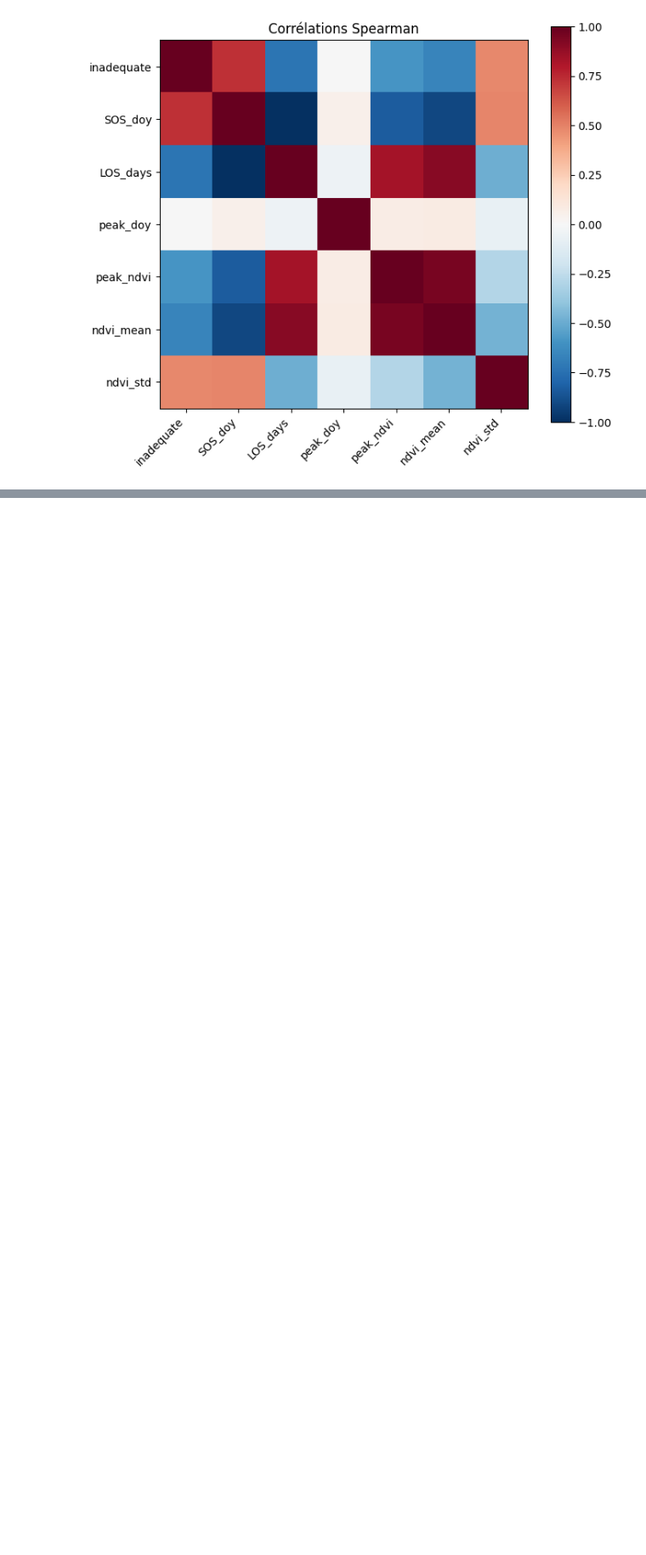
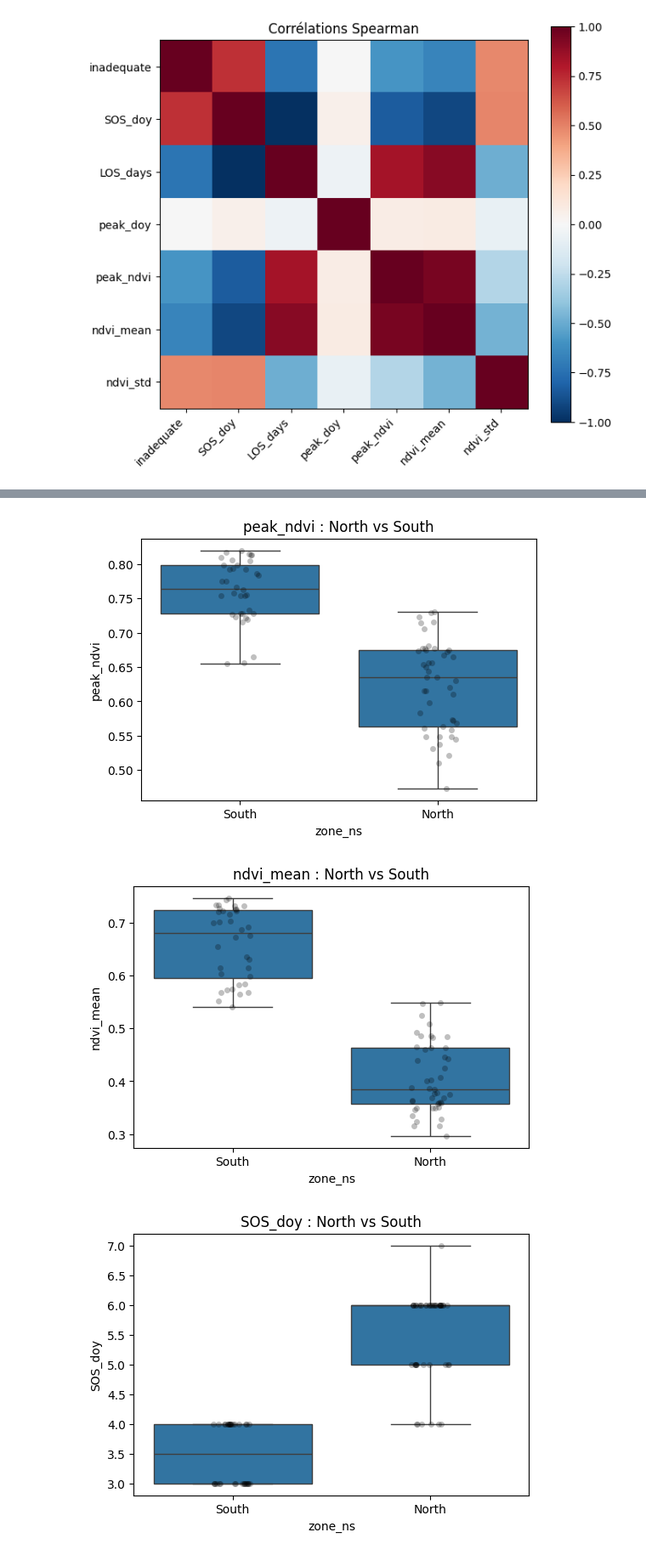
Before and after one commit to tnourlyn/Projet-de-Statapp---WFP-, a Jupyter notebook: Untitled-1.ipynb, the cells around one changed output, grey strips where cells are left out. Shown at 85% size. Drawn from its saved outputs; the diff is of its cells as text; code cells hidden in the pictures; blank space fills up the shorter version.

Commit message:
north-south

```diff
--- a/Untitled-1.ipynb
+++ b/Untitled-1.ipynb
@@ -272,3 +272,16 @@ plt.tight_layout()
 plt.show()
 # %% [output]
 [figure]
+# %%
+# 1) latitude par Etat
+lat_by_state = df.groupby("NAME_1")["Y"].median()
+
+# 2) seuil médian
+lat_cut = lat_by_state.median()
+
+# 3) label
+north_states = set(lat_by_state[lat_by_state >= lat_cut].index)
+df["zone_ns"] = np.where(df["NAME_1"].isin(north_states), "North", "South")
+
+print("Latitude cut:", lat_cut)
+print(df[["NAME_1","Y","zone_ns"]].head())
@@ -274,0 +296,21 @@ plt.show()
+# %%
+df = df.sort_values(["NAME_1","time"])
+
+rows = []
+for (region, year), g in df.groupby(["NAME_1", "year"]):
+    res = phenology_one_year(g)   # ta fonction
+    if res is None:
+        continue
+    res["NAME_1"] = region
+    res["year"] = year
+    rows.append(res)
+
+pheno = pd.DataFrame(rows)
+
+# Ajouter la zone Nord/Sud à pheno
+pheno = pheno.merge(lat_by_state.rename("lat_state"), on="NAME_1", how="left")
+pheno["zone_ns"] = np.where(pheno["NAME_1"].isin(north_states), "North", "South")
+
+# Comparaisons simples
+summary = pheno.groupby("zone_ns")[["SOS_doy","EOS_doy","LOS_days","peak_doy","peak_ndvi","ndvi_mean"]].agg(["mean","median","std","count"])
+print(summary)
@@ -274,0 +356,14 @@ plt.show()
+# %%
+import seaborn as sns
+import matplotlib.pyplot as plt
+
+for v in ["peak_ndvi","ndvi_mean","SOS_doy","LOS_days","peak_doy"]:
+    plt.figure(figsize=(6,4))
+    sns.boxplot(data=pheno, x="zone_ns", y=v)
+    sns.stripplot(data=pheno, x="zone_ns", y=v, color="black", alpha=0.25)
+    plt.title(f"{v} : North vs South")
+    plt.show()
+# %% [output]
+[figure, added]
+[figure, added]
+[figure, added]
```
Also changed, not shown: parts of 4 cells of this notebook.
